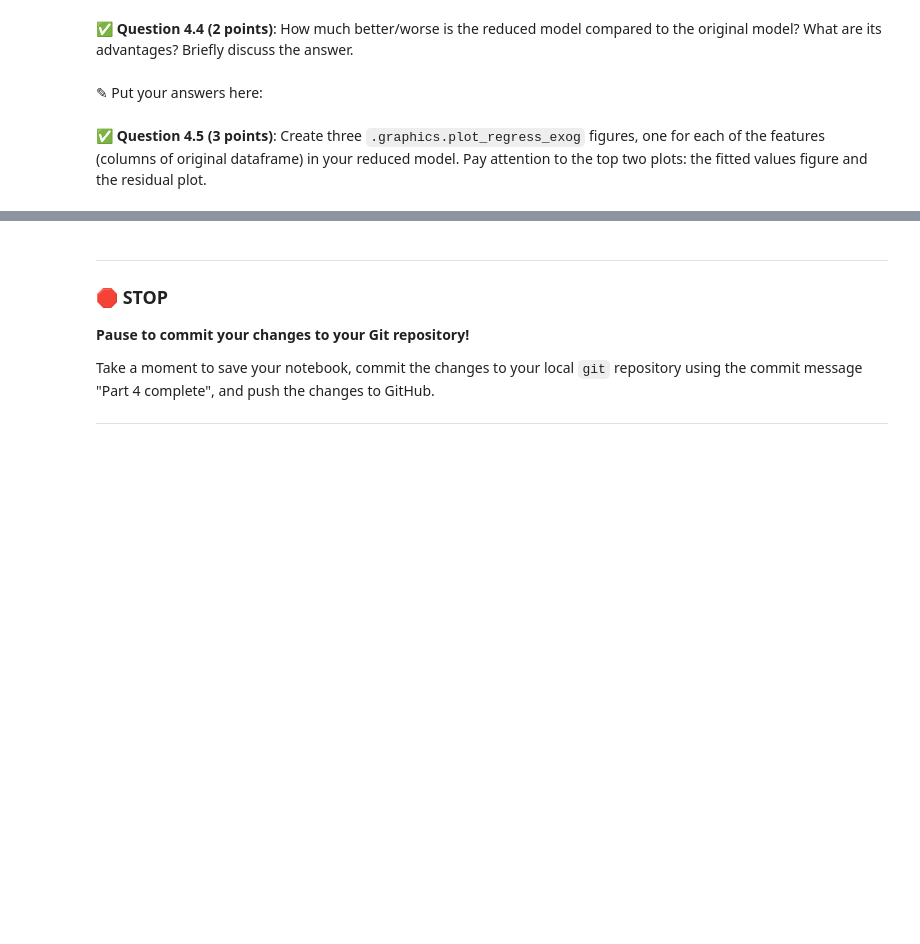
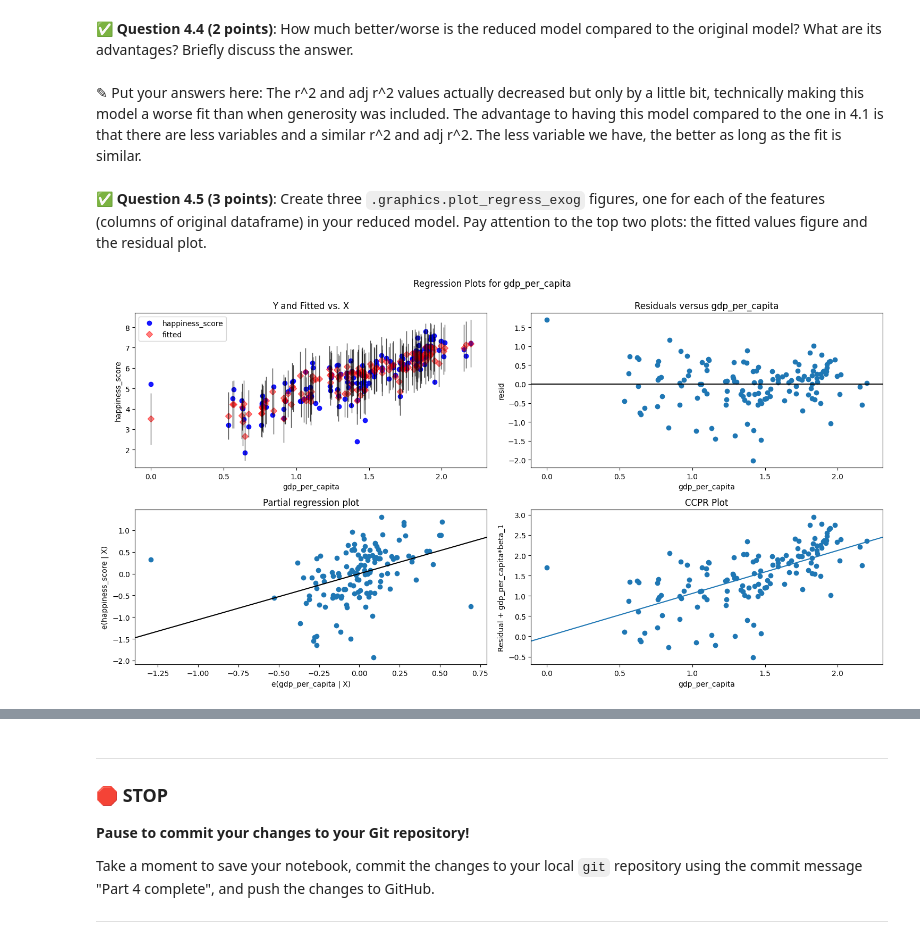
Before and after one commit to ethanfremder/CMSE202-f23-turnin, a Jupyter notebook: hw-03/HW-03_Regression-S24-STUDENT.ipynb, the cells around one changed output, grey strips where cells are left out. Saved outputs shown, nothing was run; the diff lists cells and outputs as text; code cells hidden in the pictures; blank space fills up the shorter version.

```diff
--- a/hw-03/HW-03_Regression-S24-STUDENT.ipynb
+++ b/hw-03/HW-03_Regression-S24-STUDENT.ipynb
@@ -337,0 +336,5 @@ In this part, we'll use multiple features to do predictions.
+# %%
+# Put your code here
+x22 = sm.add_constant(happy22[['gdp_per_capita','healthy_life_expectancy','freedom_to_make_life_choices','generosity']])
+mult_model22 = sm.OLS(happy22['happiness_score'],x22)
+mult_model22.fit().summary()
@@ -337,0 +364,4 @@ In this part, we'll use multiple features to do predictions.
+# %%
+x23 = sm.add_constant(happy23[['gdp_per_capita','healthy_life_expectancy','freedom_to_make_life_choices','generosity']])
+mult_model23 = sm.OLS(happy23['happiness_score'],x23)
+mult_model23.fit().summary()
@@ -349,0 +401,5 @@ In this part, we'll use multiple features to do predictions.
+# %%
+# Put your code here
+x23 = sm.add_constant(happy23[['gdp_per_capita','healthy_life_expectancy','freedom_to_make_life_choices']])
+mult_model23 = sm.OLS(happy23['happiness_score'],x23)
+mult_model23.fit().summary()
@@ -350,6 +428,6 @@ In this part, we'll use multiple features to do predictions.
 # %% [markdown]
 &#9989;  **Question 4.4 (2 points)**: How much better/worse is the reduced model compared to the original model? What are its advantages? Briefly discuss the answer.
-# %% [markdown]
-<font size=+3>&#9998;</font> Put your answers here:
+# %% [markdown]
+<font size=+3>&#9998;</font> Put your answers here: The r^2 and adj r^2 values actually decreased but only by a little bit, technically making this model a worse fit than when generosity was included. The advantage to having this model compared to the one in 4.1 is that there are less variables and a similar r^2 and adj r^2. The less variable we have, the better as long as the fit is similar.
 # %% [markdown]
 &#9989;  **Question 4.5 (3 points)**: Create three `.graphics.plot_regress_exog` figures, one for each of the features (columns of original dataframe) in your reduced model. Pay attention to the top two plots: the fitted values figure and the residual plot.
@@ -357,0 +434,7 @@ In this part, we'll use multiple features to do predictions.
+# %%
+# Put your code here.
+results = mult_model23.fit()
+fig = plt.figure(figsize=(15,8))
+fig = sm.graphics.plot_regress_exog(results, "gdp_per_capita", fig=fig)
+# %% [output]
+[figure, added]
```
Also changed, not shown: parts of 14 cells of this notebook.
